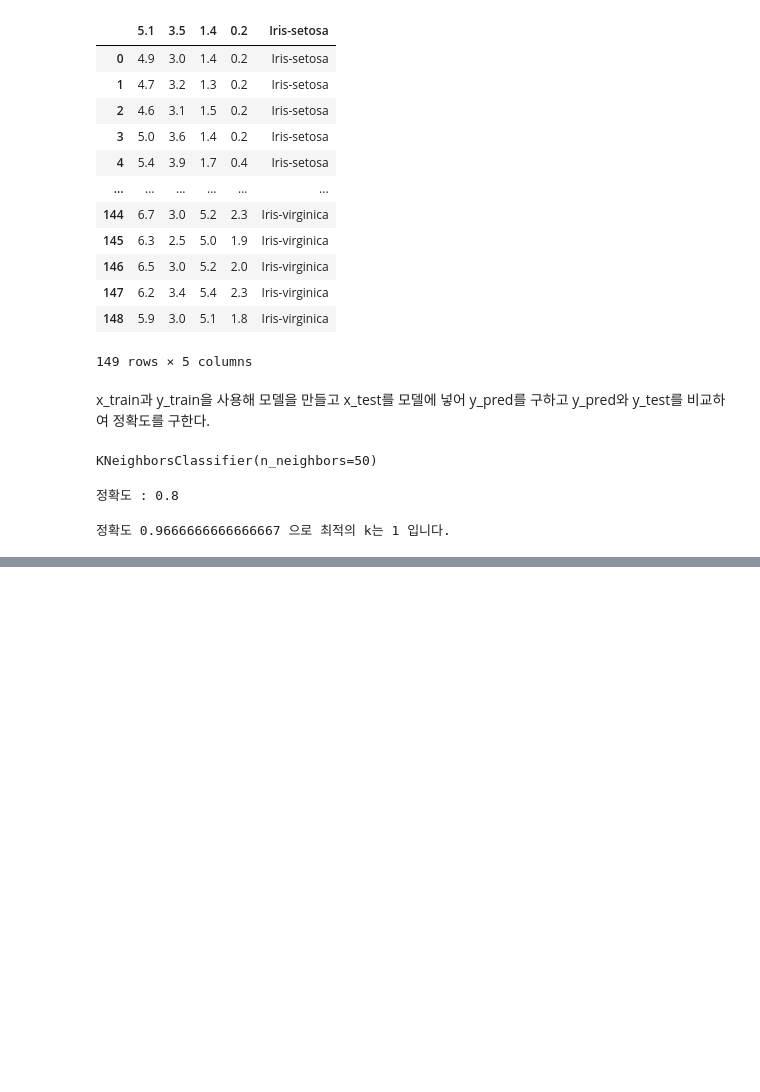
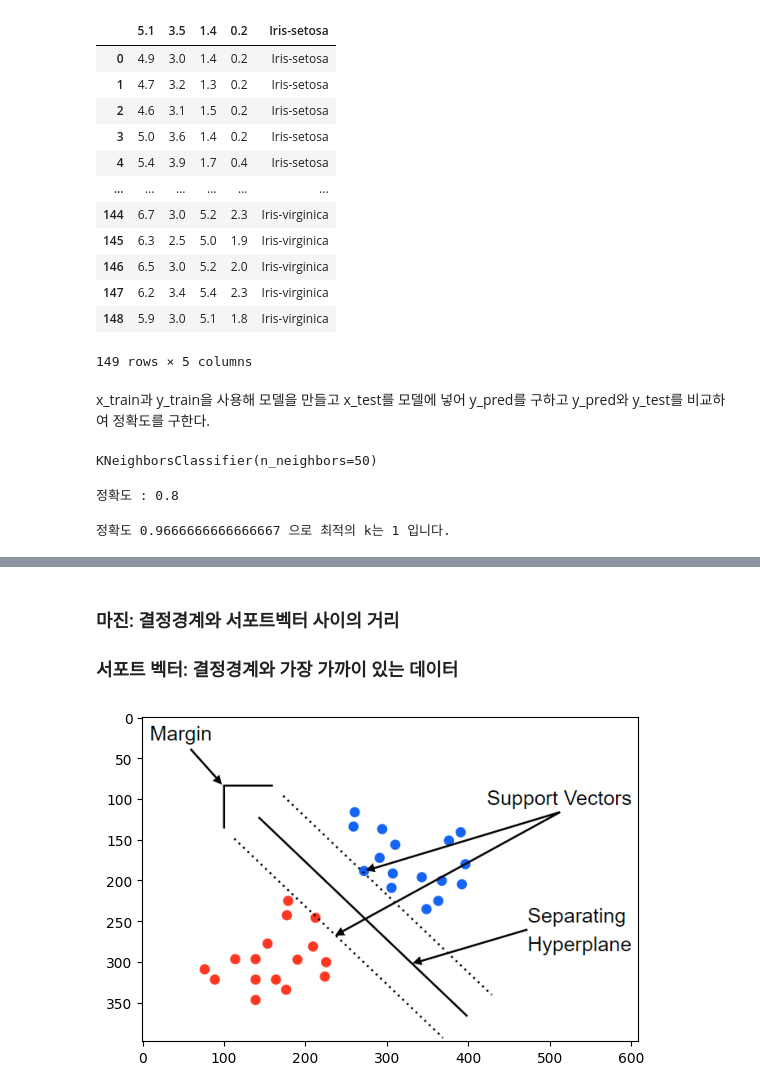
Before and after one commit to jk56789/DEEP-LEARNING-WITH-PYTORCH, a Jupyter notebook: chap3_MLalgorithm.ipynb, the cells around one changed output, grey strips where cells are left out. Drawn from its saved outputs; the diff is of its cells as text; code cells hidden in the pictures; blank space fills up the shorter version.

```diff
--- a/chap3_MLalgorithm.ipynb
+++ b/chap3_MLalgorithm.ipynb
@@ -86,0 +91,12 @@ print('정확도',max_acc,'으로 최적의 k는',k+1,'입니다.')
+# %% [markdown]
+### 마진: 결정경계와 서포트벡터 사이의 거리
+### 서포트 벡터: 결정경계와 가장 가까이 있는 데이터
+# %%
+import matplotlib.pyplot as plt
+import matplotlib.image as img
+
+image = img.imread('C:/Users/dlwnr/data_science/screenshot/img.png')
+plt.imshow(image)
+plt.show()
+# %% [output]
+[figure, added]
```
Also changed, not shown: parts of 5 cells of this notebook.
